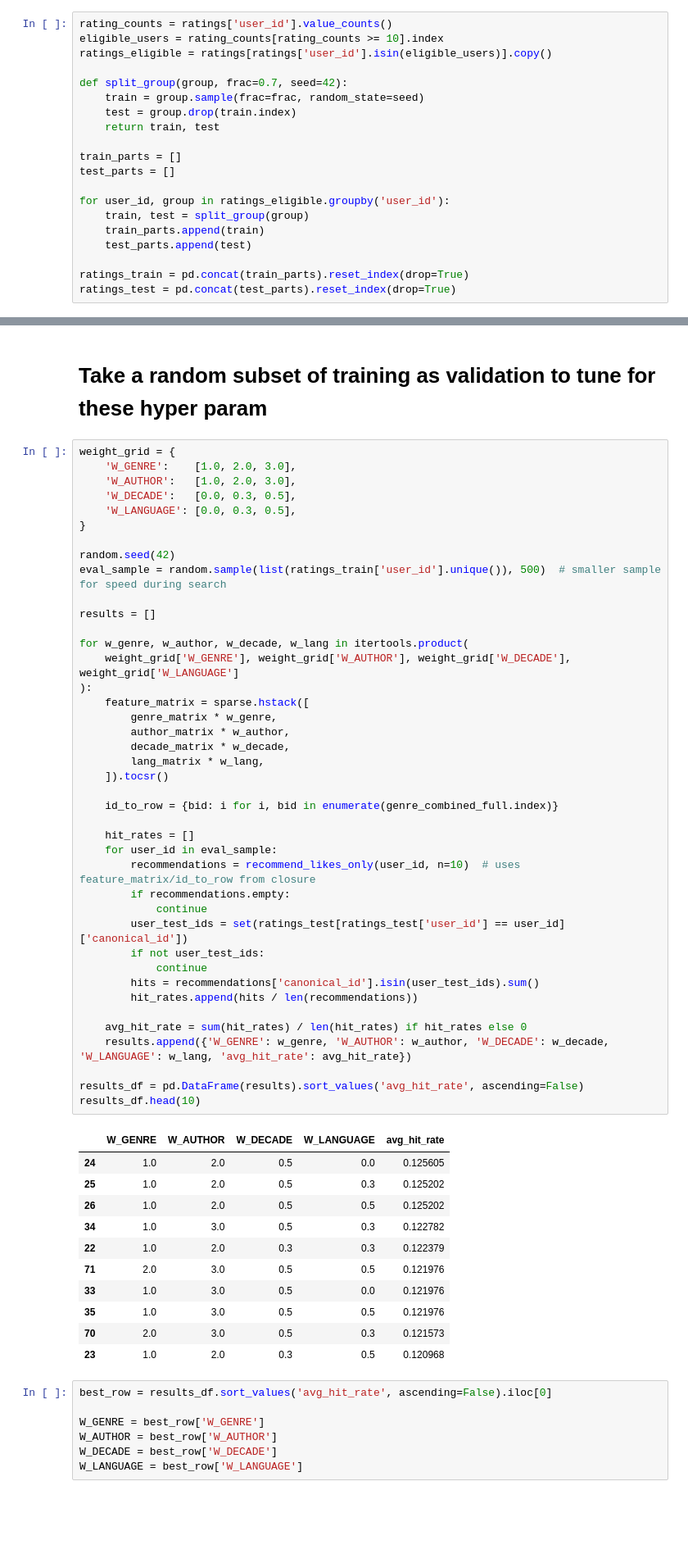
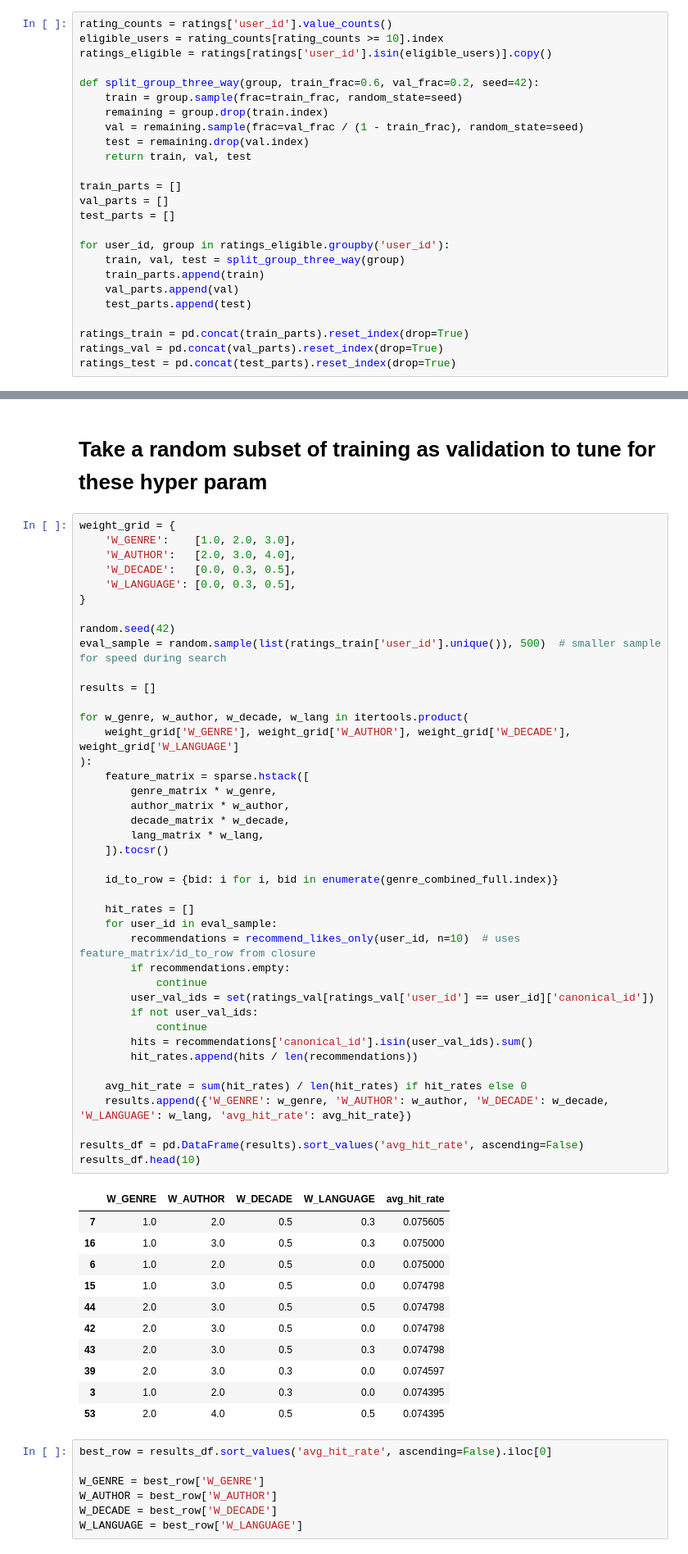
Before and after one commit to CMPE-257-JC/recommender-systems-project, a Jupyter notebook: notebooks/Content_Based_Filtering.ipynb, the cells around one changed output, grey strips where cells are left out. Shown at 82% size. Saved outputs shown, nothing was run; the diff lists cells and outputs as text; blank space fills up the shorter version.

```diff
--- a/notebooks/Content_Based_Filtering.ipynb
+++ b/notebooks/Content_Based_Filtering.ipynb
@@ -411,20 +411,25 @@ rating_counts = ratings['user_id'].value_counts()
 eligible_users = rating_counts[rating_counts >= 10].index
 ratings_eligible = ratings[ratings['user_id'].isin(eligible_users)].copy()
 
-def split_group(group, frac=0.7, seed=42):
-    train = group.sample(frac=frac, random_state=seed)
-    test = group.drop(train.index)
-    return train, test
+def split_group_three_way(group, train_frac=0.6, val_frac=0.2, seed=42):
+    train = group.sample(frac=train_frac, random_state=seed)
+    remaining = group.drop(train.index)
+    val = remaining.sample(frac=val_frac / (1 - train_frac), random_state=seed)
+    test = remaining.drop(val.index)
+    return train, val, test
 
 train_parts = []
+val_parts = []
 test_parts = []
 
 for user_id, group in ratings_eligible.groupby('user_id'):
-    train, test = split_group(group)
+    train, val, test = split_group_three_way(group)
     train_parts.append(train)
+    val_parts.append(val)
     test_parts.append(test)
 
 ratings_train = pd.concat(train_parts).reset_index(drop=True)
+ratings_val = pd.concat(val_parts).reset_index(drop=True)
 ratings_test = pd.concat(test_parts).reset_index(drop=True)
 # %%
 ratings_train
@@ -603,7 +606,7 @@ ratings_train[ratings_train['user_id'] == sample_user]
 # %%
 weight_grid = {
     'W_GENRE':    [1.0, 2.0, 3.0],
-    'W_AUTHOR':   [1.0, 2.0, 3.0],
+    'W_AUTHOR':   [2.0, 3.0, 4.0],
     'W_DECADE':   [0.0, 0.3, 0.5],
     'W_LANGUAGE': [0.0, 0.3, 0.5],
 }
@@ -613,46 +616,46 @@ eval_sample = random.sample(list(ratings_train['user_id'].unique()), 500)  # sma
 
 results = []
 
 for w_genre, w_author, w_decade, w_lang in itertools.product(
     weight_grid['W_GENRE'], weight_grid['W_AUTHOR'], weight_grid['W_DECADE'], weight_grid['W_LANGUAGE']
 ):
     feature_matrix = sparse.hstack([
         genre_matrix * w_genre,
         author_matrix * w_author,
         decade_matrix * w_decade,
         lang_matrix * w_lang,
     ]).tocsr()
 
     id_to_row = {bid: i for i, bid in enumerate(genre_combined_full.index)}
 
     hit_rates = []
     for user_id in eval_sample:
         recommendations = recommend_likes_only(user_id, n=10)  # uses feature_matrix/id_to_row from closure
         if recommendations.empty:
             continue
-        user_test_ids = set(ratings_test[ratings_test['user_id'] == user_id]['canonical_id'])
-        if not user_test_ids:
+        user_val_ids = set(ratings_val[ratings_val['user_id'] == user_id]['canonical_id'])
+        if not user_val_ids:
             continue
-        hits = recommendations['canonical_id'].isin(user_test_ids).sum()
+        hits = recommendations['canonical_id'].isin(user_val_ids).sum()
         hit_rates.append(hits / len(recommendations))
 
     avg_hit_rate = sum(hit_rates) / len(hit_rates) if hit_rates else 0
     results.append({'W_GENRE': w_genre, 'W_AUTHOR': w_author, 'W_DECADE': w_decade, 'W_LANGUAGE': w_lang, 'avg_hit_rate': avg_hit_rate})
 
 results_df = pd.DataFrame(results).sort_values('avg_hit_rate', ascending=False)
 results_df.head(10)
 # %% [output]
 |  | W_GENRE | W_AUTHOR | W_DECADE | W_LANGUAGE | avg_hit_rate |
-| 24 | 1.0 | 2.0 | 0.5 | 0.0 | 0.125605 |
-| 25 | 1.0 | 2.0 | 0.5 | 0.3 | 0.125202 |
-| 26 | 1.0 | 2.0 | 0.5 | 0.5 | 0.125202 |
-| 34 | 1.0 | 3.0 | 0.5 | 0.3 | 0.122782 |
-| 22 | 1.0 | 2.0 | 0.3 | 0.3 | 0.122379 |
-| 71 | 2.0 | 3.0 | 0.5 | 0.5 | 0.121976 |
-| 33 | 1.0 | 3.0 | 0.5 | 0.0 | 0.121976 |
-| 35 | 1.0 | 3.0 | 0.5 | 0.5 | 0.121976 |
-| 70 | 2.0 | 3.0 | 0.5 | 0.3 | 0.121573 |
-| 23 | 1.0 | 2.0 | 0.3 | 0.5 | 0.120968 |
+| 7 | 1.0 | 2.0 | 0.5 | 0.3 | 0.075605 |
+| 16 | 1.0 | 3.0 | 0.5 | 0.3 | 0.075000 |
+| 6 | 1.0 | 2.0 | 0.5 | 0.0 | 0.075000 |
+| 15 | 1.0 | 3.0 | 0.5 | 0.0 | 0.074798 |
+| 44 | 2.0 | 3.0 | 0.5 | 0.5 | 0.074798 |
+| 42 | 2.0 | 3.0 | 0.5 | 0.0 | 0.074798 |
+| 43 | 2.0 | 3.0 | 0.5 | 0.3 | 0.074798 |
+| 39 | 2.0 | 3.0 | 0.3 | 0.0 | 0.074597 |
+| 3 | 1.0 | 2.0 | 0.3 | 0.0 | 0.074395 |
+| 53 | 2.0 | 4.0 | 0.5 | 0.5 | 0.074395 |
 # %%
 best_row = results_df.sort_values('avg_hit_rate', ascending=False).iloc[0]
 
```
Also changed, not shown: parts of 8 cells of this notebook.
